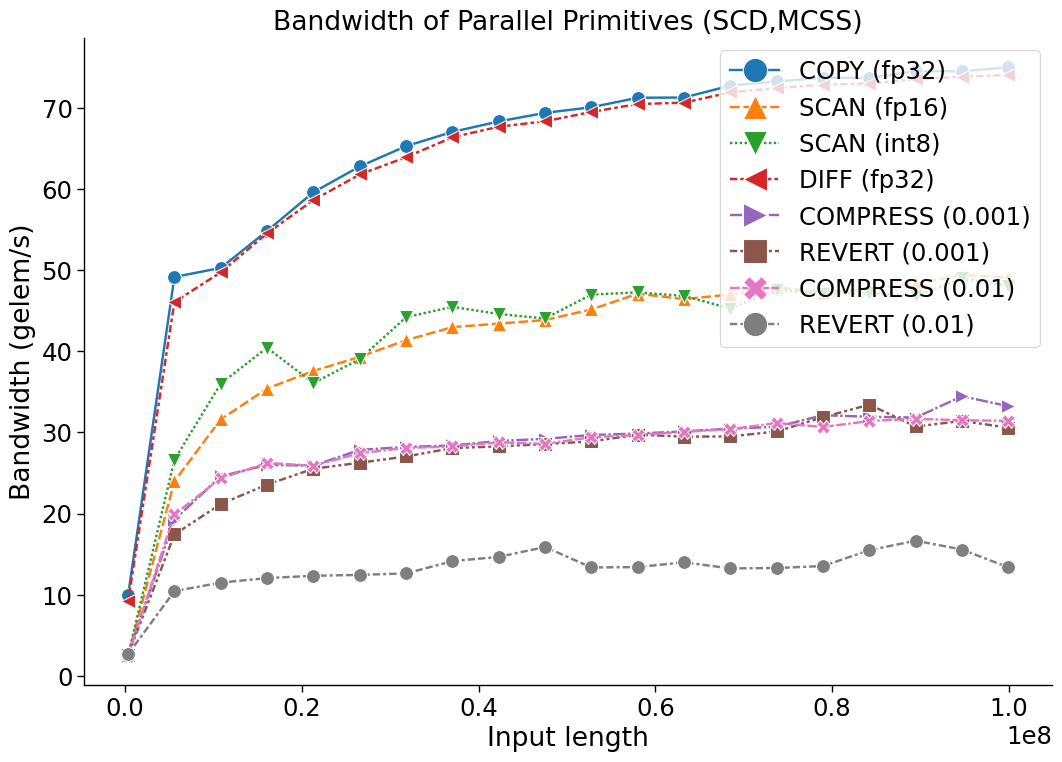
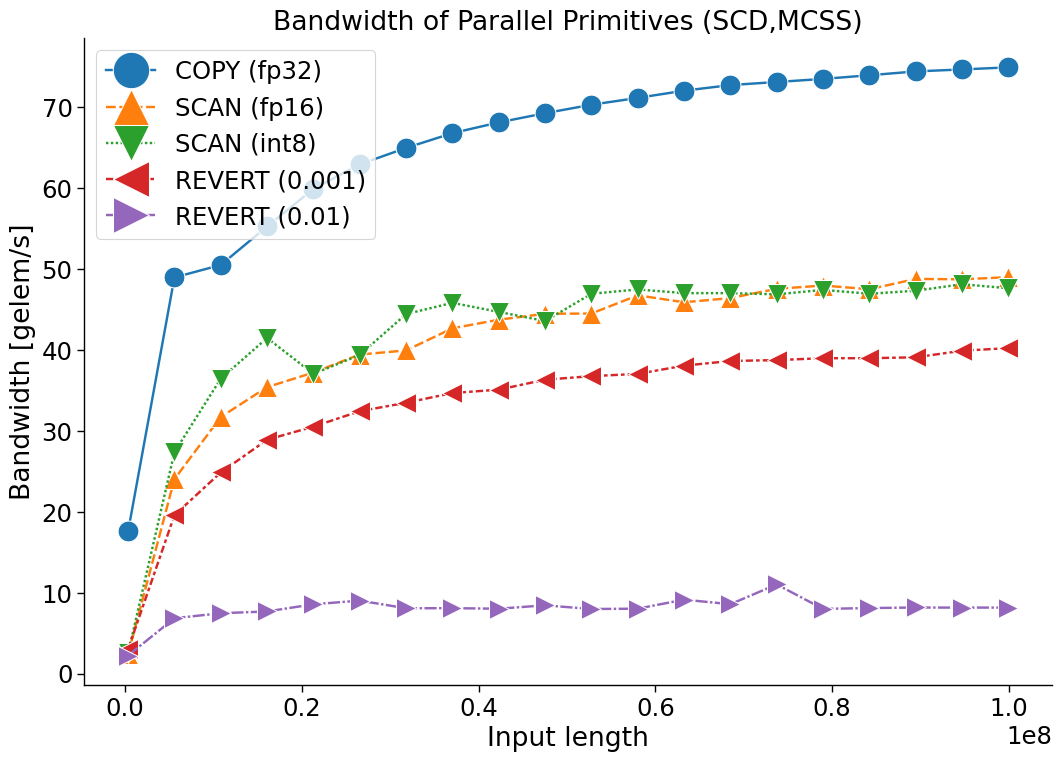
Unified diff of the notebook cell whose output changed from the first chart to the second:
--- before
+++ after
@@ -2,5 +2,5 @@
 
 
-_SNS_PARAMS = {"hue":'operator', "style":'operator', "markers":_MARKERS, "markersize": 10, "dashes":True}
+_SNS_PARAMS = {"hue":'operator', "style":'operator', "markers":_MARKERS, "markersize": 15, "dashes":True}
 
 ax = sns.lineplot(data=df, x='size', y='gelemps', **_SNS_PARAMS)
@@ -8,12 +8,12 @@
 ax.set_title(f"Bandwidth of Parallel Primitives (SCD,MCSS)")
 ax.set_xlabel("Input length")
-ax.set_ylabel("Bandwidth (gelem/s)")
+ax.set_ylabel("Bandwidth [gelem/s]")
 sns.despine(right = True)
-plt.legend(loc="upper right", markerscale=_LEGEND_MARKER_SCALE)
+plt.legend(loc="upper left", markerscale=_LEGEND_MARKER_SCALE)
 plt.tight_layout()
 plt.tight_layout()
 
 fig = ax.get_figure()
-fig.savefig(f"bw_gelemps_mc_seg_ops.pdf")
+fig.savefig(f"bw_gelemps_mc_seg_ops.pdf", bbox_inches='tight')
 fig.savefig(f"bw_gelemps_mc_seg_ops.png")
 plt.show()

Commit: (revert) other configuration proposal